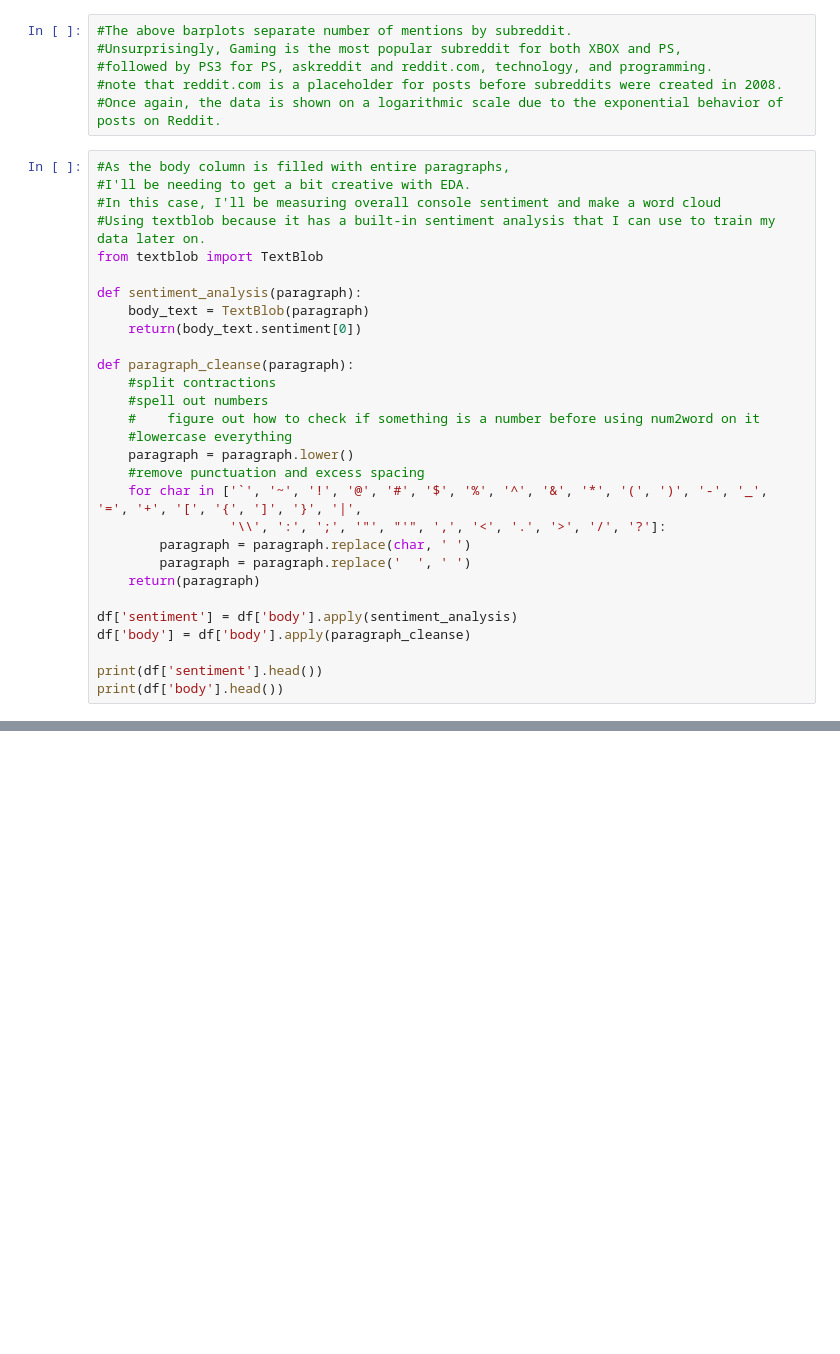
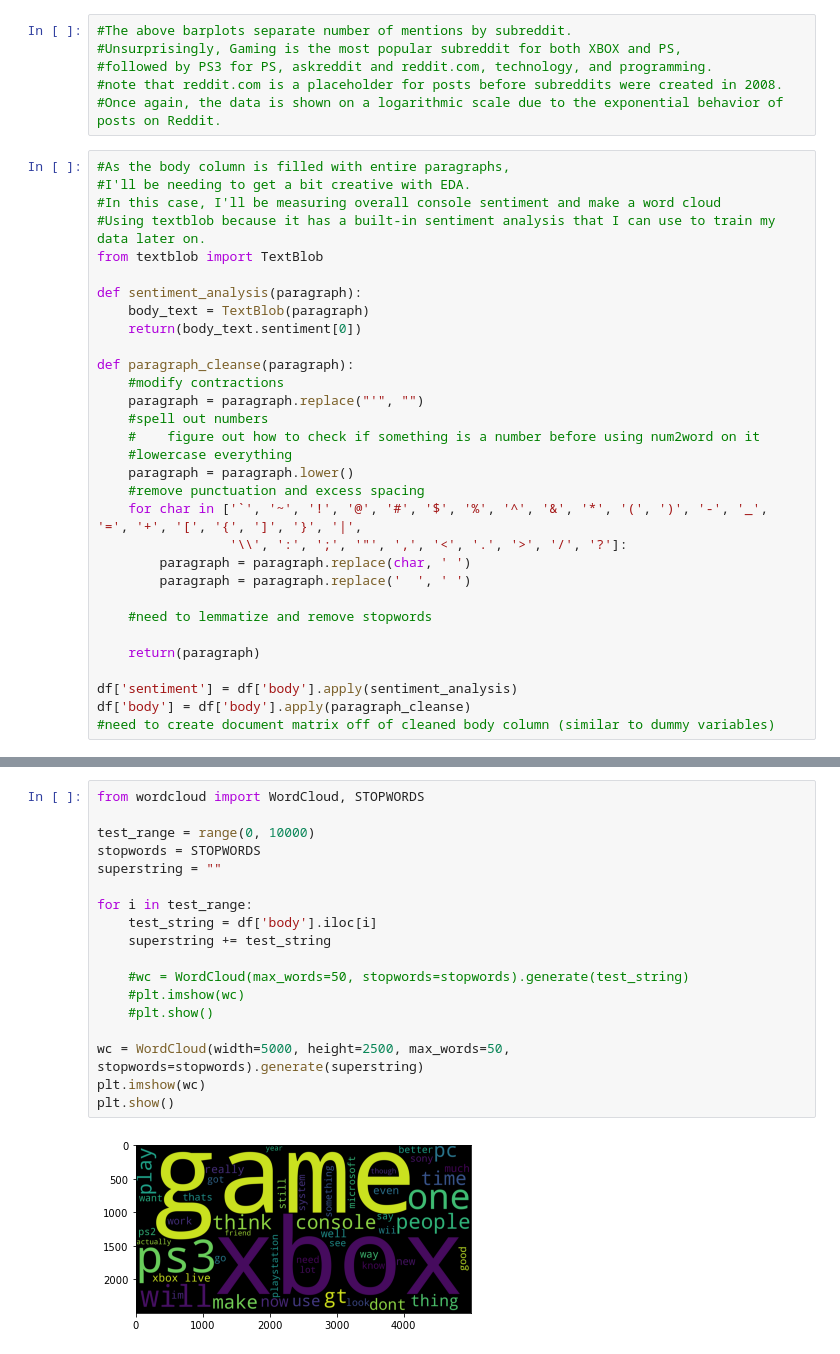
Before and after one commit to ryanlybbert/Capstone2, a Jupyter notebook: UnguidedCapstoneEDA.ipynb, the cells around one changed output, grey strips where cells are left out. Drawn from its saved outputs; the diff is of its cells as text; blank space fills up the shorter version.

Commit message:
added basic sentiment analysis and wordcloud

```diff
--- a/UnguidedCapstoneEDA.ipynb
+++ b/UnguidedCapstoneEDA.ipynb
@@ -182,20 +182,22 @@ def sentiment_analysis(paragraph):
     return(body_text.sentiment[0])
 
 def paragraph_cleanse(paragraph):
-    #split contractions
+    #modify contractions
+    paragraph = paragraph.replace("'", "")
     #spell out numbers
     #    figure out how to check if something is a number before using num2word on it
     #lowercase everything
     paragraph = paragraph.lower()
     #remove punctuation and excess spacing
     for char in ['`', '~', '!', '@', '#', '$', '%', '^', '&', '*', '(', ')', '-', '_', '=', '+', '[', '{', ']', '}', '|',
-                 '\\', ':', ';', '"', "'", ',', '<', '.', '>', '/', '?']:
+                 '\\', ':', ';', '"', ',', '<', '.', '>', '/', '?']:
         paragraph = paragraph.replace(char, ' ')
         paragraph = paragraph.replace('  ', ' ')
+
+    #need to lemmatize and remove stopwords
+
     return(paragraph)
 
 df['sentiment'] = df['body'].apply(sentiment_analysis)
 df['body'] = df['body'].apply(paragraph_cleanse)
-
-print(df['sentiment'].head())
-print(df['body'].head())
+#need to create document matrix off of cleaned body column (similar to dummy variables)
@@ -227 +217,21 @@ plt.show()
 #Sentiment is measured on a scale of -1 to 1.
+# %%
+from wordcloud import WordCloud, STOPWORDS
+
+test_range = range(0, 10000)
+stopwords = STOPWORDS
+superstring = ""
+
+for i in test_range:
+    test_string = df['body'].iloc[i]
+    superstring += test_string
+
+    #wc = WordCloud(max_words=50, stopwords=stopwords).generate(test_string)
+    #plt.imshow(wc)
+    #plt.show()
+
+wc = WordCloud(width=5000, height=2500, max_words=50, stopwords=stopwords).generate(superstring)
+plt.imshow(wc)
+plt.show()
+# %% [output]
+[figure, added]
```
Also changed, not shown: parts of 3 cells of this notebook.
